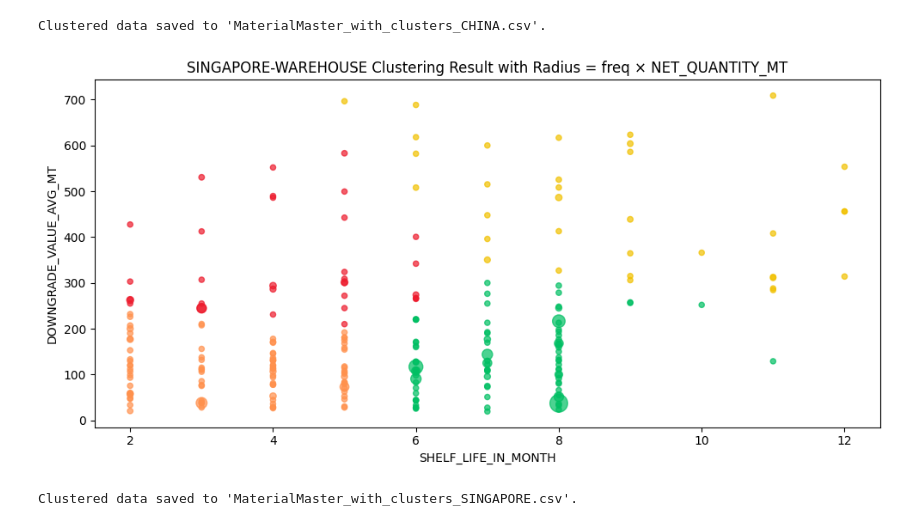
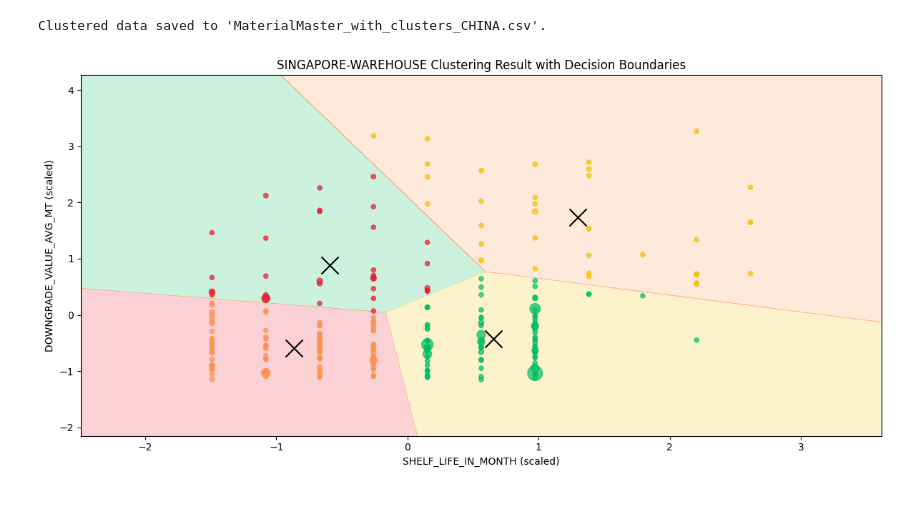
Before and after one commit to KatieMarsh/EM_Bootcathon2025, a Jupyter notebook: ML.ipynb, the cells around one changed output. Drawn from its saved outputs; the diff is of its cells as text; code cells hidden in the pictures.

Commit message:
added a chart with centroid

```diff
--- a/ML.ipynb
+++ b/ML.ipynb
@@ -618,46 +618,68 @@ singapore_df["Cluster"] = kmeans.fit_predict(X_scaled)
 cluster_colors = {
     1: "#00bf63",
     3: "#f1c100",
     0: "#ed1b2d",
     2: "#ff914d",
 }
 
 # === 9b. Define your own custom cluster names ===
 # UPDATE THIS DICT with your labels!
 cluster_names = {
     1: "Low Risk",
     3: "Aging but Valuable",
     0: "Critical Material",
     2: "Perishable but Low Value",
 }
 
 # === 10. Add custom cluster name column ===
 singapore_df["Cluster_Name"] = singapore_df["Cluster"].map(cluster_names)
 
-# === 12. Plot clustering result with radius and custom names ===
-plt.figure(figsize=(10, 5))
+# === 12. Plot clustering result with radius and decision boundary ===
+plt.figure(figsize=(12, 6))
+
+# 1) Create a meshgrid
+x_min, x_max = X_scaled[:, 0].min() - 1, X_scaled[:, 0].max() + 1
+y_min, y_max = X_scaled[:, 1].min() - 1, X_scaled[:, 1].max() + 1
+xx, yy = np.meshgrid(
+    np.linspace(x_min, x_max, 1000),
+    np.linspace(y_min, y_max, 1000)
+)
+grid = np.c_[xx.ravel(), yy.ravel()]
+
+# 2) Predict cluster for each point in meshgrid
+Z = kmeans.predict(grid)
+Z = Z.reshape(xx.shape)
+
+# 3) Plot the decision boundaries
+plt.contourf(xx, yy, Z, alpha=0.2, levels=np.arange(-0.5, kmeans.n_clusters, 1), colors=list(cluster_colors.values()))
+
+# 4) Plot the scaled points with cluster labels
 for cluster, group in singapore_df.groupby("Cluster"):
+    X_group_scaled = scaler.transform(group[features].values)
     plt.scatter(
-        group["SHELF_LIFE_IN_MONTH"],
-        group["DOWNGRADE_VALUE_AVG_MT"],
+        X_group_scaled[:, 0],
+        X_group_scaled[:, 1],
         s=group["radius"],
         alpha=0.7,
         label=cluster_names.get(cluster, f"Cluster {cluster}"),
         color=cluster_colors.get(cluster, "#333333")
     )
-plt.title("SINGAPORE-WAREHOUSE Clustering Result with Radius = freq × NET_QUANTITY_MT")
-plt.xlabel("SHELF_LIFE_IN_MONTH")
-plt.ylabel("DOWNGRADE_VALUE_AVG_MT")
+
+# 5) Cluster centers
+centers = kmeans.cluster_centers_
+plt.scatter(
+    centers[:, 0], centers[:, 1],
+    s=300, c='black', marker='x', label='Centroids'
+)
+
+plt.title("SINGAPORE-WAREHOUSE Clustering Result with Decision Boundaries")
+plt.xlabel("SHELF_LIFE_IN_MONTH (scaled)")
+plt.ylabel("DOWNGRADE_VALUE_AVG_MT (scaled)")
 # plt.legend(title="Cluster Name")
 plt.tight_layout()
 plt.show()
-
-# === 13. Save clustered data with custom names ===
-singapore_df.to_csv("MaterialMaster_with_clusters_SINGAPORE.csv", index=False)
-print("Clustered data saved to 'MaterialMaster_with_clusters_SINGAPORE.csv'.")
 # %% [output]
-[figure, old version]
+[figure, new version]
-Clustered data saved to 'MaterialMaster_with_clusters_SINGAPORE.csv'.
 # %%
 critical_singapore_df = singapore_df[singapore_df['Cluster_Name'] == 'Critical Material']
 critical_singapore_df.to_csv("MaterialMaster_with_clusters_SINGAPORE_critical.csv", index=False)
```
